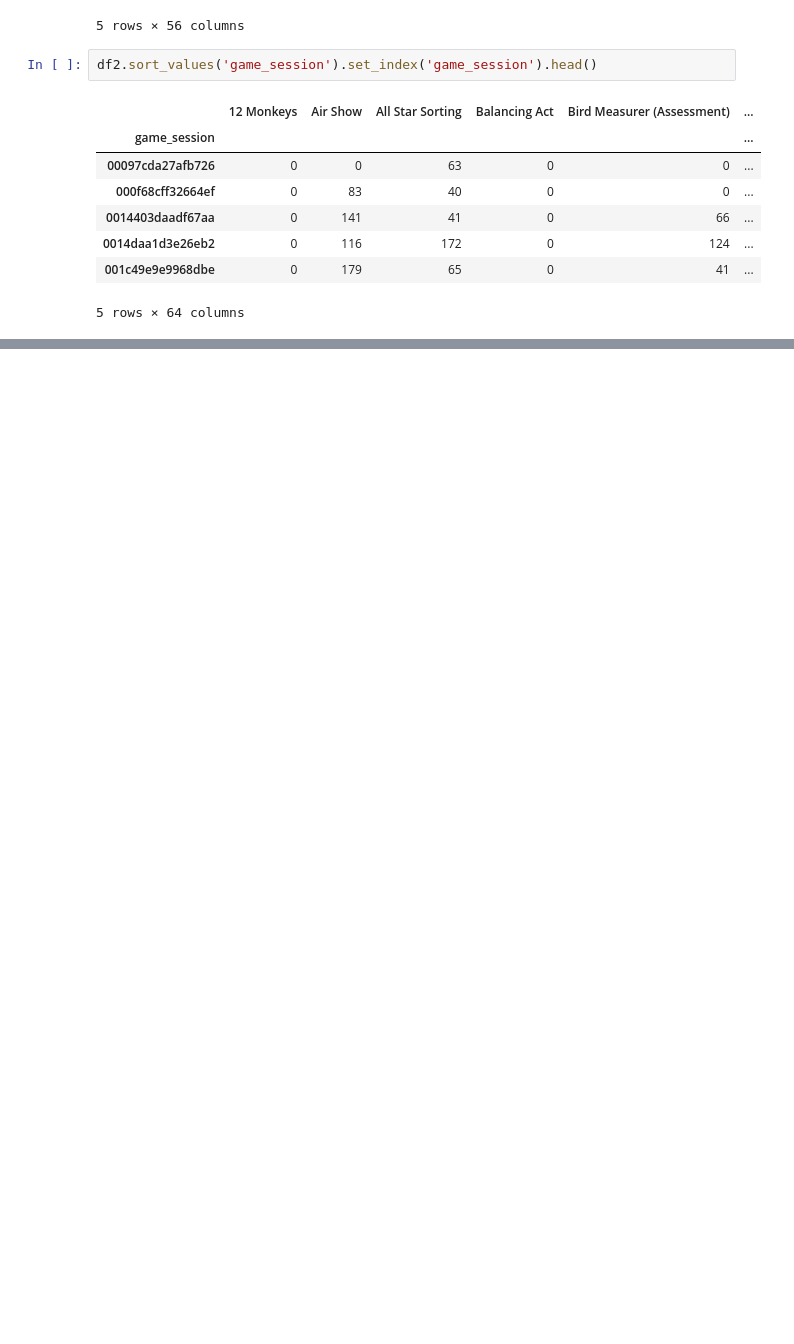
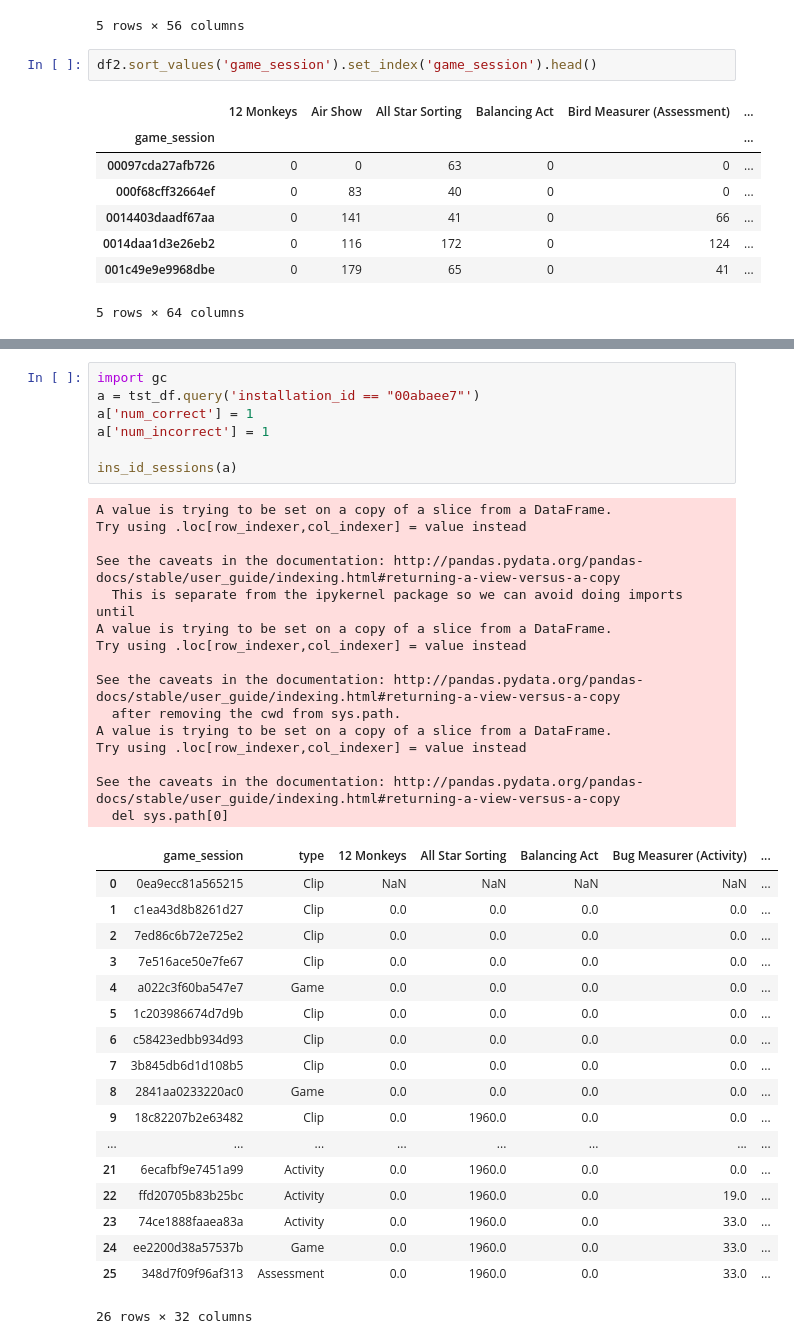
Before and after one commit to guchio3/kaggle-dsb-2019, a Jupyter notebook: notebooks/e015_debug_features.ipynb, the cells around one changed output, grey strips where cells are left out. Cells and saved outputs as stored; diff of their text form; blank space fills up the shorter version.

```diff
--- a/notebooks/e015_debug_features.ipynb
+++ b/notebooks/e015_debug_features.ipynb
@@ -295,0 +461,41 @@ df2[['accum_acc_gr_3']][a['accum_acc_gr_3'].values != df2['accum_acc_gr_3'].valu
+# %%
+import gc
+a = tst_df.query('installation_id == "00abaee7"')
+a['num_correct'] = 1
+a['num_incorrect'] = 1
+
+ins_id_sessions(a)
+# %% [output]
+A value is trying to be set on a copy of a slice from a DataFrame.
+Try using .loc[row_indexer,col_indexer] = value instead
+
+See the caveats in the documentation: http://pandas.pydata.org/pandas-docs/stable/user_guide/indexing.html#returning-a-view-versus-a-copy
+  This is separate from the ipykernel package so we can avoid doing imports until
+A value is trying to be set on a copy of a slice from a DataFrame.
+Try using .loc[row_indexer,col_indexer] = value instead
+
+See the caveats in the documentation: http://pandas.pydata.org/pandas-docs/stable/user_guide/indexing.html#returning-a-view-versus-a-copy
+  after removing the cwd from sys.path.
+A value is trying to be set on a copy of a slice from a DataFrame.
+Try using .loc[row_indexer,col_indexer] = value instead
+
+See the caveats in the documentation: http://pandas.pydata.org/pandas-docs/stable/user_guide/indexing.html#returning-a-view-versus-a-copy
+  del sys.path[0]
+|  | game_session | type | 12 Monkeys | All Star Sorting | Balancing Act | Bug Measurer (Activity) | ... |
+| 0 | 0ea9ecc81a565215 | Clip | NaN | NaN | NaN | NaN | ... |
+| 1 | c1ea43d8b8261d27 | Clip | 0.0 | 0.0 | 0.0 | 0.0 | ... |
+| 2 | 7ed86c6b72e725e2 | Clip | 0.0 | 0.0 | 0.0 | 0.0 | ... |
+| 3 | 7e516ace50e7fe67 | Clip | 0.0 | 0.0 | 0.0 | 0.0 | ... |
+| 4 | a022c3f60ba547e7 | Game | 0.0 | 0.0 | 0.0 | 0.0 | ... |
+| 5 | 1c203986674d7d9b | Clip | 0.0 | 0.0 | 0.0 | 0.0 | ... |
+| 6 | c58423edbb934d93 | Clip | 0.0 | 0.0 | 0.0 | 0.0 | ... |
+| 7 | 3b845db6d1d108b5 | Clip | 0.0 | 0.0 | 0.0 | 0.0 | ... |
+| 8 | 2841aa0233220ac0 | Game | 0.0 | 0.0 | 0.0 | 0.0 | ... |
+| 9 | 18c82207b2e63482 | Clip | 0.0 | 1960.0 | 0.0 | 0.0 | ... |
+| ... | ... | ... | ... | ... | ... | ... | ... |
+| 21 | 6ecafbf9e7451a99 | Activity | 0.0 | 1960.0 | 0.0 | 0.0 | ... |
+| 22 | ffd20705b83b25bc | Activity | 0.0 | 1960.0 | 0.0 | 19.0 | ... |
+| 23 | 74ce1888faaea83a | Activity | 0.0 | 1960.0 | 0.0 | 33.0 | ... |
+| 24 | ee2200d38a57537b | Game | 0.0 | 1960.0 | 0.0 | 33.0 | ... |
+| 25 | 348d7f09f96af313 | Assessment | 0.0 | 1960.0 | 0.0 | 33.0 | ... |
+26 rows × 32 columns
```
Also changed, not shown: parts of 14 cells of this notebook.
